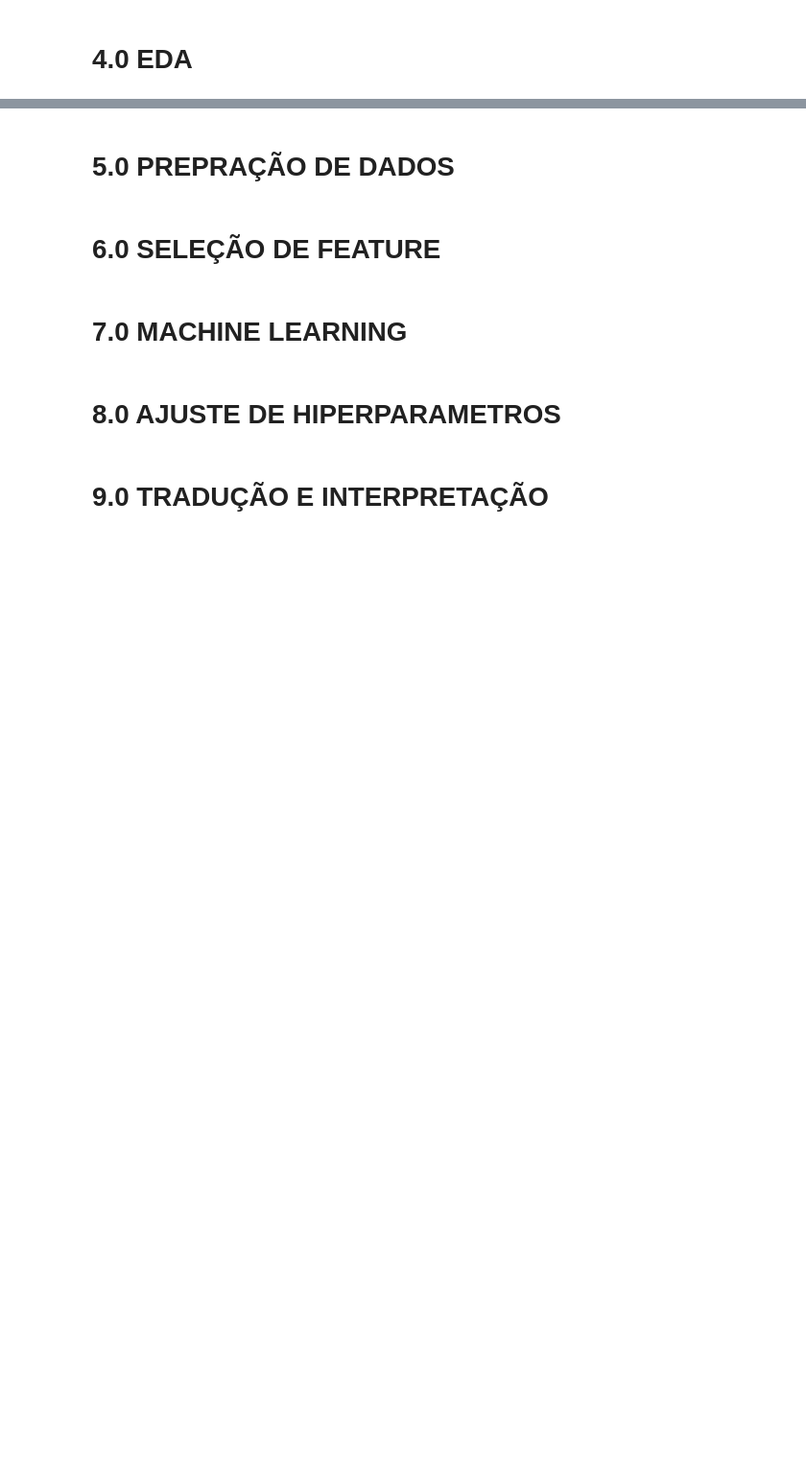
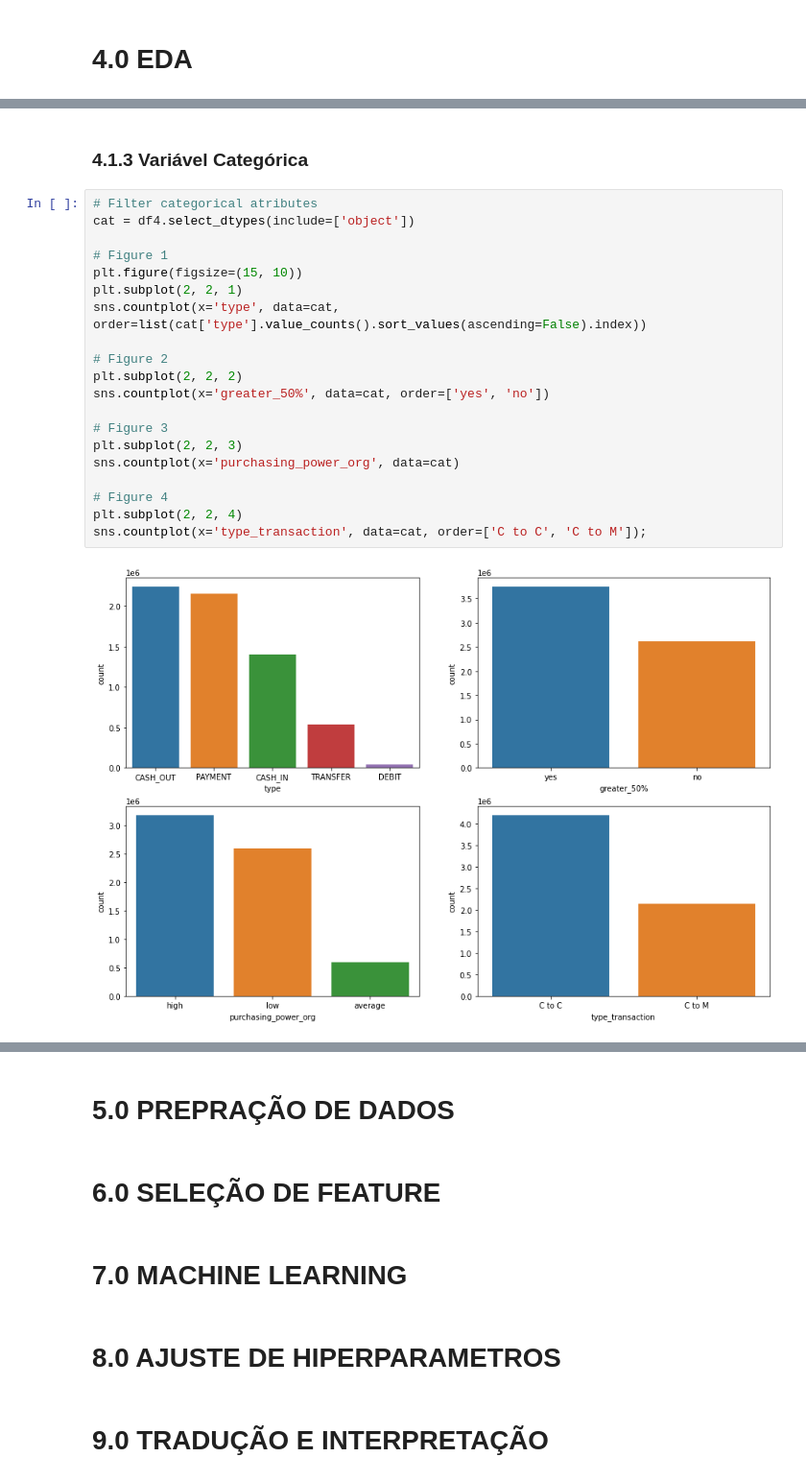
Before and after one commit to Jhonatanslopes/Financial-Fraud-Detection, a Jupyter notebook: notebook/notebook.ipynb, the cells around one changed output, grey strips where cells are left out. Shown at 96% size. Drawn from its saved outputs; the diff is of its cells as text; blank space fills up the shorter version.

```diff
--- a/notebook/notebook.ipynb
+++ b/notebook/notebook.ipynb
@@ -181,0 +299,24 @@ sns.barplot(x=values_cat.index, y=values_cat.values);
+# %% [markdown]
+### 4.1.3 Variável Categórica
+# %%
+# Filter categorical atributes
+cat = df4.select_dtypes(include=['object'])
+
+# Figure 1
+plt.figure(figsize=(15, 10))
+plt.subplot(2, 2, 1)
+sns.countplot(x='type', data=cat, order=list(cat['type'].value_counts().sort_values(ascending=False).index))
+
+# Figure 2
+plt.subplot(2, 2, 2)
+sns.countplot(x='greater_50%', data=cat, order=['yes', 'no'])
+
+# Figure 3
+plt.subplot(2, 2, 3)
+sns.countplot(x='purchasing_power_org', data=cat)
+
+# Figure 4
+plt.subplot(2, 2, 4)
+sns.countplot(x='type_transaction', data=cat, order=['C to C', 'C to M']);
+# %% [output]
+[figure, added]
```
Also changed, not shown: parts of 36 cells of this notebook, 1 other file.
